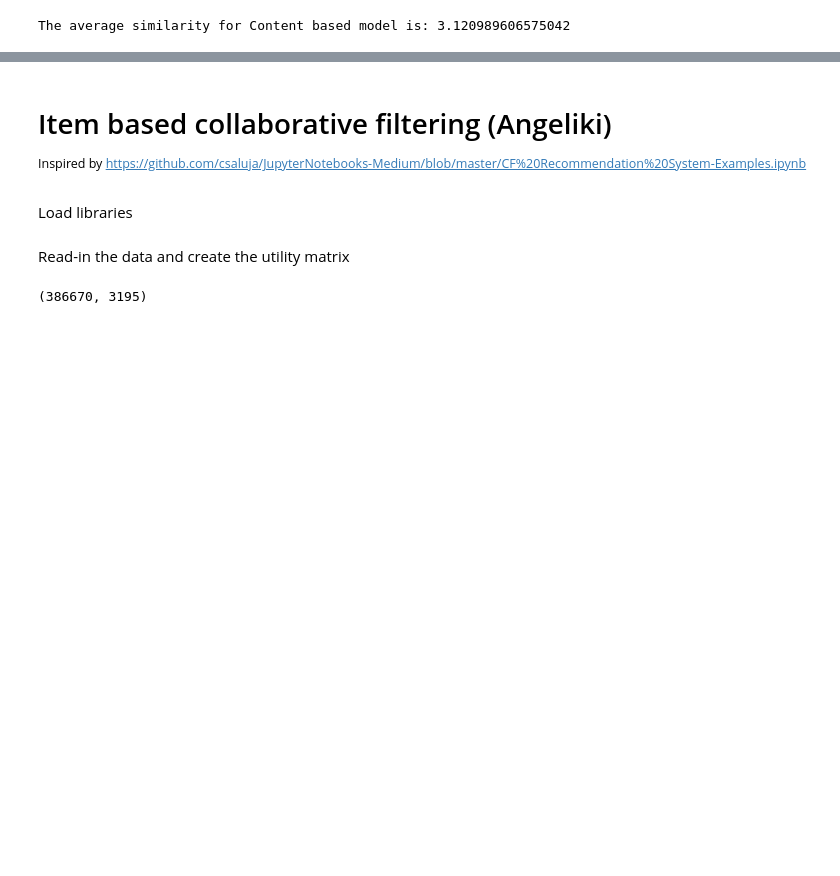
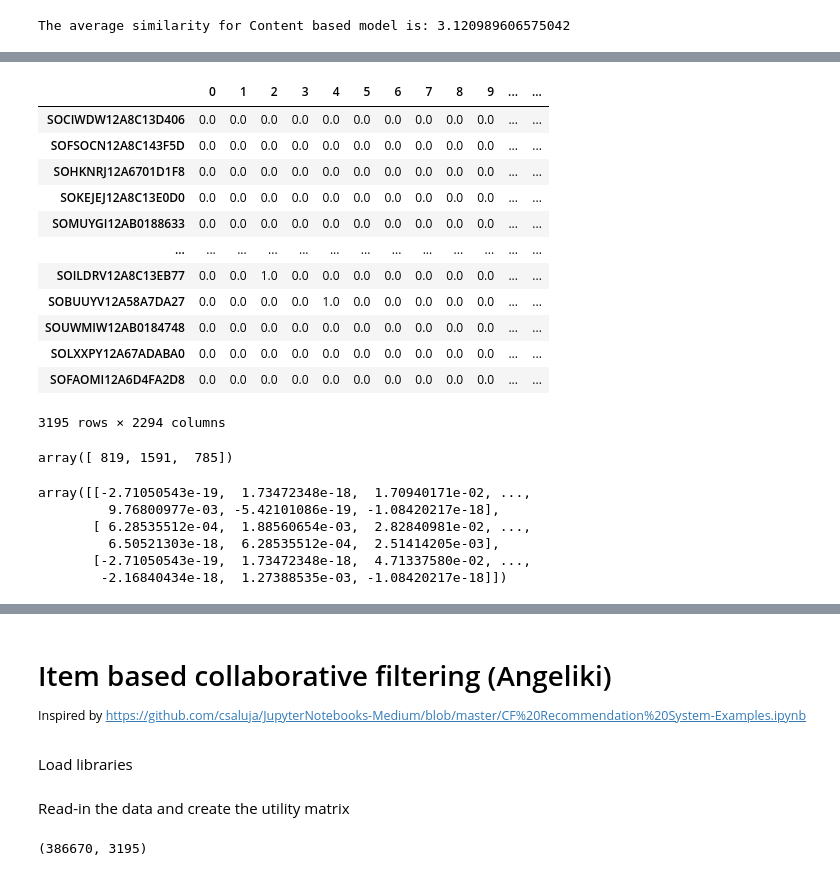
Before and after one commit to matijasipek/comp_tools, a Jupyter notebook: Final notebook.ipynb, the cells around one changed output, grey strips where cells are left out. Cells and saved outputs as stored; diff of their text form; code cells hidden in the pictures; blank space fills up the shorter version.

Commit message:
addition of baseline model and clustering model

```diff
--- a/Final notebook.ipynb
+++ b/Final notebook.ipynb
@@ -338,0 +386,32 @@ The average similarity for Content based model is: 3.120989606575042
+# %%
+# Show the vector representation of each of the songs in a dataframe
+
+songs_list = list(vector_representation.keys())
+songs_representation_list = list(vector_representation.values())
+
+index_dict = {}
+for index in range(len(songs_list)):
+    index_dict[index] = songs_list[index]
+
+
+columns = []
+for i in range(d):
+    columns.append(str(i))
+
+df_vector_representation = pd.DataFrame(songs_representation_list, columns = columns)
+df_vector_representation = df_vector_representation.rename(index = index_dict)
+df_vector_representation
+# %% [output]
+|  | 0 | 1 | 2 | 3 | 4 | 5 | 6 | 7 | 8 | 9 | ... | ... |
+| SOCIWDW12A8C13D406 | 0.0 | 0.0 | 0.0 | 0.0 | 0.0 | 0.0 | 0.0 | 0.0 | 0.0 | 0.0 | ... | ... |
+| SOFSOCN12A8C143F5D | 0.0 | 0.0 | 0.0 | 0.0 | 0.0 | 0.0 | 0.0 | 0.0 | 0.0 | 0.0 | ... | ... |
+| SOHKNRJ12A6701D1F8 | 0.0 | 0.0 | 0.0 | 0.0 | 0.0 | 0.0 | 0.0 | 0.0 | 0.0 | 0.0 | ... | ... |
+| SOKEJEJ12A8C13E0D0 | 0.0 | 0.0 | 0.0 | 0.0 | 0.0 | 0.0 | 0.0 | 0.0 | 0.0 | 0.0 | ... | ... |
+| SOMUYGI12AB0188633 | 0.0 | 0.0 | 0.0 | 0.0 | 0.0 | 0.0 | 0.0 | 0.0 | 0.0 | 0.0 | ... | ... |
+| ... | ... | ... | ... | ... | ... | ... | ... | ... | ... | ... | ... | ... |
+| SOILDRV12A8C13EB77 | 0.0 | 0.0 | 1.0 | 0.0 | 0.0 | 0.0 | 0.0 | 0.0 | 0.0 | 0.0 | ... | ... |
+| SOBUUYV12A58A7DA27 | 0.0 | 0.0 | 0.0 | 0.0 | 1.0 | 0.0 | 0.0 | 0.0 | 0.0 | 0.0 | ... | ... |
+| SOUWMIW12AB0184748 | 0.0 | 0.0 | 0.0 | 0.0 | 0.0 | 0.0 | 0.0 | 0.0 | 0.0 | 0.0 | ... | ... |
+| SOLXXPY12A67ADABA0 | 0.0 | 0.0 | 0.0 | 0.0 | 0.0 | 0.0 | 0.0 | 0.0 | 0.0 | 0.0 | ... | ... |
+| SOFAOMI12A6D4FA2D8 | 0.0 | 0.0 | 0.0 | 0.0 | 0.0 | 0.0 | 0.0 | 0.0 | 0.0 | 0.0 | ... | ... |
+3195 rows × 2294 columns
@@ -338,0 +427,20 @@ The average similarity for Content based model is: 3.120989606575042
+# %%
+# How many songs are in each cluster
+clusterCount = np.bincount(labels)
+clusterCount
+# %% [output]
+array([ 819, 1591,  785])
+# %%
+## Now we have every song in a cluster.
+# We identify the centroid of each cluster (cluster_centers_) and compare each user_profile with these.
+# We then recommend the songs of the cluster of with the user_profile is closer to the centroid.
+
+cluster_centers = kmeans.cluster_centers_
+cluster_centers
+# %% [output]
+array([[-2.71050543e-19,  1.73472348e-18,  1.70940171e-02, ...,
+         9.76800977e-03, -5.42101086e-19, -1.08420217e-18],
+       [ 6.28535512e-04,  1.88560654e-03,  2.82840981e-02, ...,
+         6.50521303e-18,  6.28535512e-04,  2.51414205e-03],
+       [-2.71050543e-19,  1.73472348e-18,  4.71337580e-02, ...,
+        -2.16840434e-18,  1.27388535e-03, -1.08420217e-18]])
```
Also changed, not shown: parts of 44 cells of this notebook, 1 other file.
